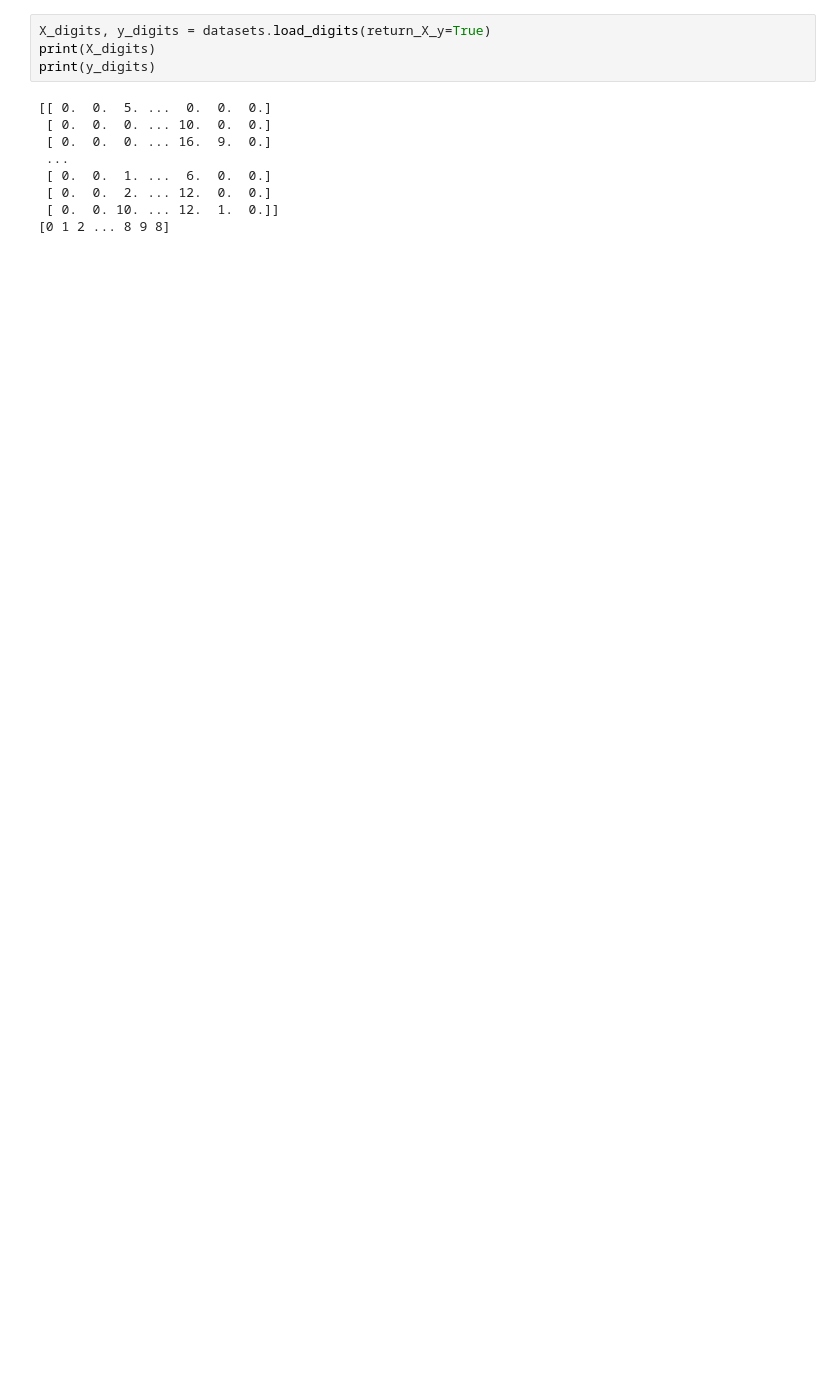
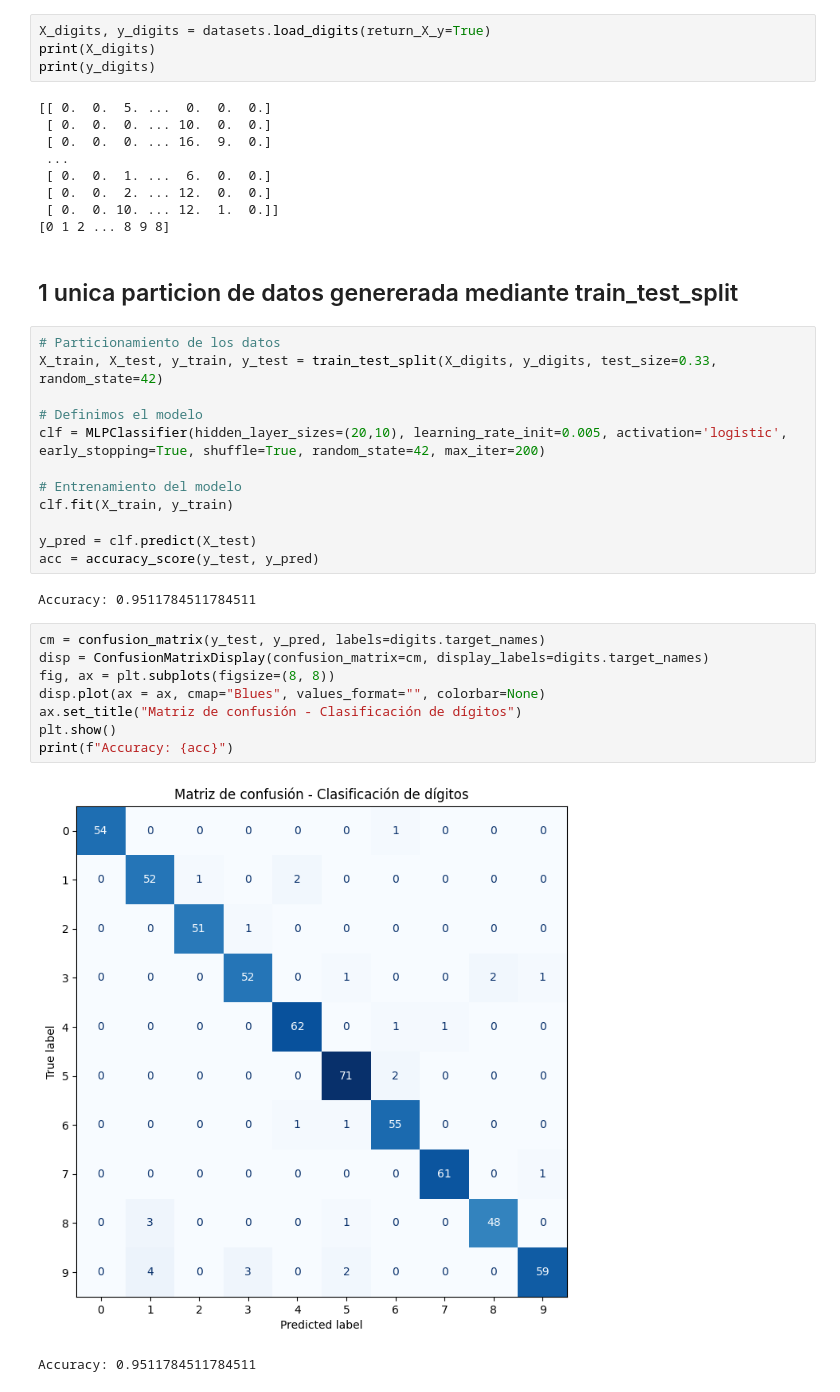
Before and after one commit to FaustoGabini/Inteligencia-Computacional, a Jupyter notebook: Guia3/ex1.ipynb, the cells around one changed output. Cells and saved outputs as stored; diff of their text form; blank space fills up the shorter version.

```diff
--- a/Guia3/ex1.ipynb
+++ b/Guia3/ex1.ipynb
@@ -31,3 +36,30 @@ print(y_digits)
  [ 0.  0.  2. ... 12.  0.  0.]
  [ 0.  0. 10. ... 12.  1.  0.]]
 [0 1 2 ... 8 9 8]
+# %% [markdown]
+## 1  unica particion de datos genererada mediante train_test_split
+# %%
+# Particionamiento de los datos
+X_train, X_test, y_train, y_test = train_test_split(X_digits, y_digits, test_size=0.33, random_state=42)
+
+# Definimos el modelo
+clf = MLPClassifier(hidden_layer_sizes=(20,10), learning_rate_init=0.005, activation='logistic', early_stopping=True, shuffle=True, random_state=42, max_iter=200)
+
+# Entrenamiento del modelo
+clf.fit(X_train, y_train)
+
+y_pred = clf.predict(X_test)
+acc = accuracy_score(y_test, y_pred)
+# %% [output]
+Accuracy: 0.9511784511784511
+# %%
+cm = confusion_matrix(y_test, y_pred, labels=digits.target_names)
+disp = ConfusionMatrixDisplay(confusion_matrix=cm, display_labels=digits.target_names)
+fig, ax = plt.subplots(figsize=(8, 8))
+disp.plot(ax = ax, cmap="Blues", values_format="", colorbar=None)
+ax.set_title("Matriz de confusión - Clasificación de dígitos")
+plt.show()
+print(f"Accuracy: {acc}")
+# %% [output]
+[figure, added]
+Accuracy: 0.9511784511784511
```
Also changed, not shown: parts of 8 cells of this notebook, 2 other files.
